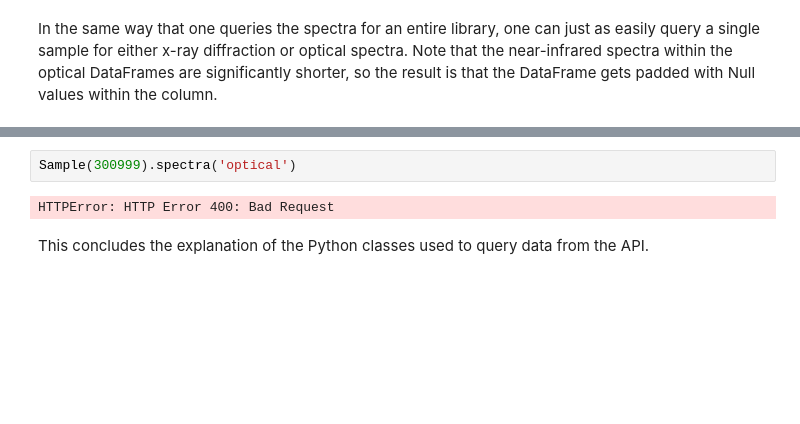
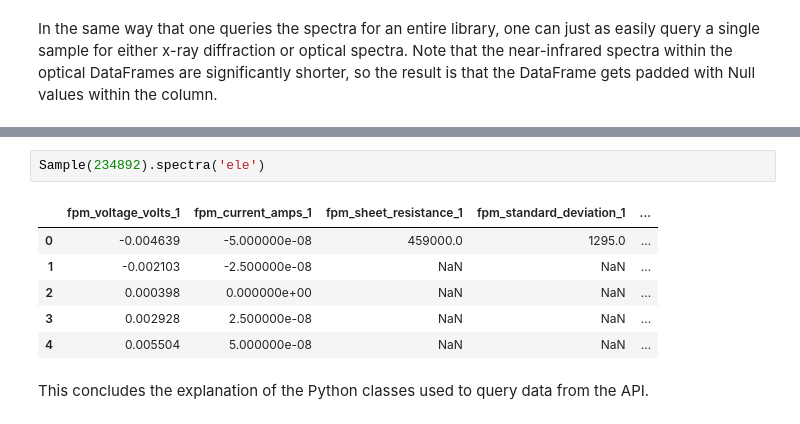
Before and after one commit to Reid-Weth/htem-api-examples, a Jupyter notebook: notebooks/1_Basic_Queries.ipynb, the cells around one changed output, grey strips where cells are left out. Drawn from its saved outputs; the diff is of its cells as text; blank space fills up the shorter version.

```diff
--- a/notebooks/1_Basic_Queries.ipynb
+++ b/notebooks/1_Basic_Queries.ipynb
@@ -259,6 +389,11 @@ Sample(213789).spectra('xrd')
 # %%
-Sample(300999).spectra('optical')
+Sample(234892).spectra('ele')
 # %% [output]
-HTTPError: HTTP Error 400: Bad Request
+|  | fpm_voltage_volts_1 | fpm_current_amps_1 | fpm_sheet_resistance_1 | fpm_standard_deviation_1 | ... |
+| 0 | -0.004639 | -5.000000e-08 | 459000.0 | 1295.0 | ... |
+| 1 | -0.002103 | -2.500000e-08 | NaN | NaN | ... |
+| 2 | 0.000398 | 0.000000e+00 | NaN | NaN | ... |
+| 3 | 0.002928 | 2.500000e-08 | NaN | NaN | ... |
+| 4 | 0.005504 | 5.000000e-08 | NaN | NaN | ... |
 # %% [markdown]
 This concludes the explanation of the Python classes used to query data from the API.
```
Also changed, not shown: parts of 11 cells of this notebook, 2 other files.
